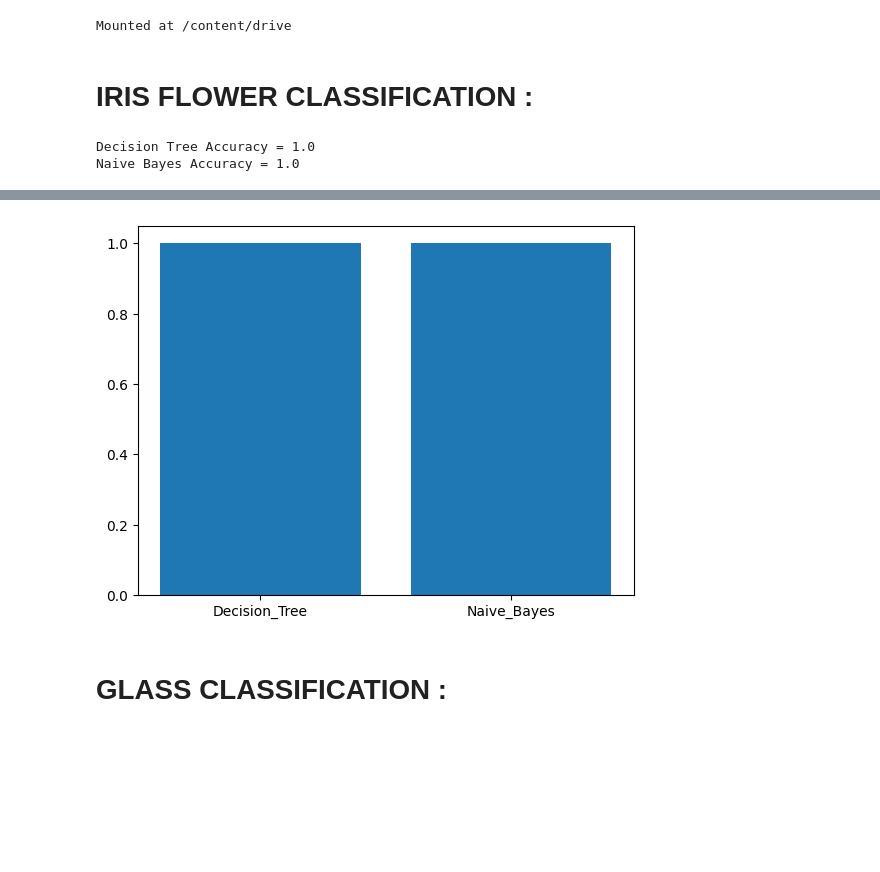
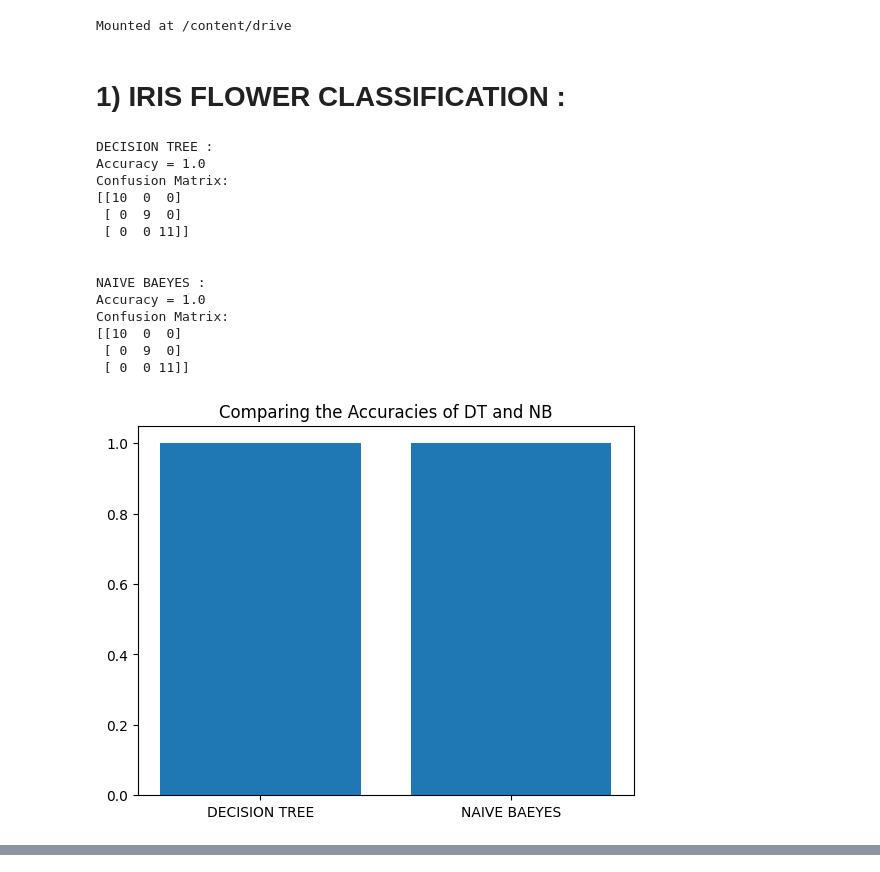
Before and after one commit to seon-pegado/Sem-V, a Jupyter notebook: DMW/EXP_3.ipynb, the cells around one changed output, grey strips where cells are left out. Saved outputs shown, nothing was run; the diff lists cells and outputs as text; code cells hidden in the pictures; blank space fills up the shorter version.

```diff
--- a/DMW/EXP_3.ipynb
+++ b/DMW/EXP_3.ipynb
@@ -16,34 +20,79 @@ from sklearn.naive_bayes import GaussianNB
 %matplotlib inline
 # %% [markdown]
-# IRIS FLOWER CLASSIFICATION :
+# 1) IRIS FLOWER CLASSIFICATION :
 # %%
 iris = sns.load_dataset('iris')
-iris.head()
 
 #Split the dataframe in X and y
 X = iris.drop('species', axis = 1)
 y  = iris['species']
 
 # Unique vlaues in  the label
 np.unique(iris['species'])
 
 # Train test split
 X_train, X_test, y_train, y_test = train_test_split(X, y, test_size= 0.2, random_state = 42)
 
 # Decision Tree
-clf1_DT = DecisionTreeClassifier(criterion = 'entropy', random_state = 42)
-clf1_DT.fit(X_train, y_train)
-DT_acc1 = clf1_DT.score(X_test, y_test)
-print(f'Decision Tree Accuracy = {DT_acc1}')
+print("DECISION TREE : ")
+clf_DT = DecisionTreeClassifier(criterion = 'entropy', random_state = 42)
+clf_DT.fit(X_train, y_train)
+DT_acc1 = clf_DT.score(X_test, y_test)
+print(f'Accuracy = {DT_acc1}')
+
+y_preds = clf_DT.predict(X_test)
+conf_matrix = confusion_matrix(y_test, y_preds)
+print("Confusion Matrix: ")
+print(conf_matrix, end='\n\n\n')
 
 # Naive Bayes
-clf1_NB = GaussianNB()
-clf1_NB.fit(X_train, y_train)
-NB_acc1 = clf1_NB.score(X_test, y_test)
-print(f'Naive Bayes Accuracy = {NB_acc1}')
+print("NAIVE BAEYES : ")
+clf_NB = GaussianNB()
+clf_NB.fit(X_train, y_train)
+NB_acc1 = clf_NB.score(X_test, y_test)
+print(f'Accuracy = {NB_acc1}')
 
-# Bar plot
-plt.bar(['Decision_Tree', 'Naive_Bayes'], [DT_acc1, NB_acc1]);
+y_preds = clf_NB.predict(X_test)
+conf_matrix = confusion_matrix(y_test, y_preds)
+print('Confusion Matrix:')
+print(conf_matrix, end='\n\n\n')
+
+# Bar plot comparing DT and NB accuracy
+plt.subplots(1)
+plt.title('Comparing the accuarcy of DT and NB')
+plt.bar(['DECISION TREE', 'NAIVE BAEYES'], [DT_acc1, NB_acc1])
+plt.title("Comparing the Accuracies of DT and NB")
+plt.show()
+
+
+# K fold cross validation
+print('K FOLD CROSS VALIDATION')
+KF_acc_DT = cross_val_score(clf_DT, X, y, cv = 10, n_jobs = 1)
+KF_acc_NB = cross_val_score(clf_NB, X, y, cv = 10, n_jobs = 1)
+print('Decision Tree:')
+print(KF_acc_DT)
+print('Naive Baeyes:')
+print(KF_acc_NB, end = '\n\n\n')
+
+# Random Forest
+print('RANDOM FOREST CLASSIFIER')
+clf = RandomForestClassifier()
+clf.fit(X_train, y_train)
+rf_acc1 = clf.score(X_test, y_test)
+print(f'Accuarcy = {rf_acc1}')
 # %% [output]
-Decision Tree Accuracy = 1.0
-Naive Bayes Accuracy = 1.0
+DECISION TREE :
+Accuracy = 1.0
+Confusion Matrix:
+[[10  0  0]
+ [ 0  9  0]
+ [ 0  0 11]]
+
+
+NAIVE BAEYES :
+Accuracy = 1.0
+Confusion Matrix:
+[[10  0  0]
+ [ 0  9  0]
+ [ 0  0 11]]
+[figure, new version]
@@ -51,3 +109,0 @@ Naive Bayes Accuracy = 1.0
-[figure, old version]
-# %% [markdown]
-# GLASS CLASSIFICATION :
```
Also changed, not shown: parts of 19 cells of this notebook.
